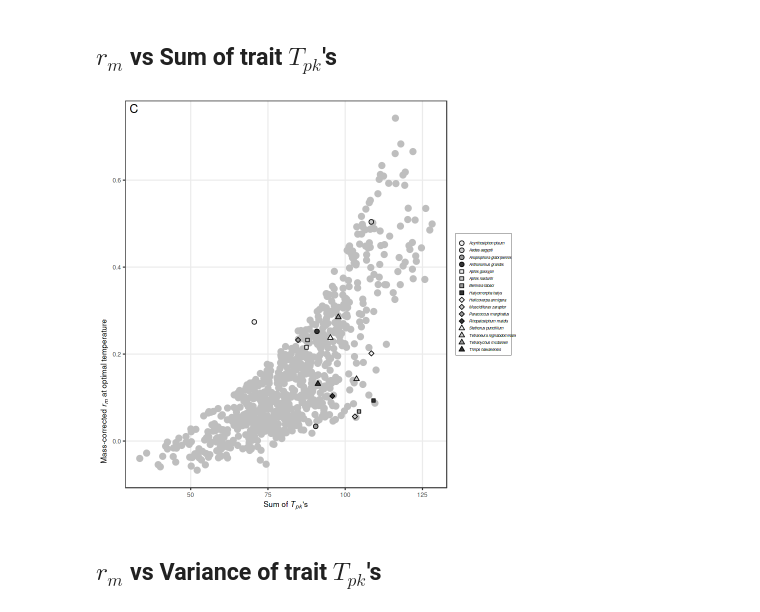
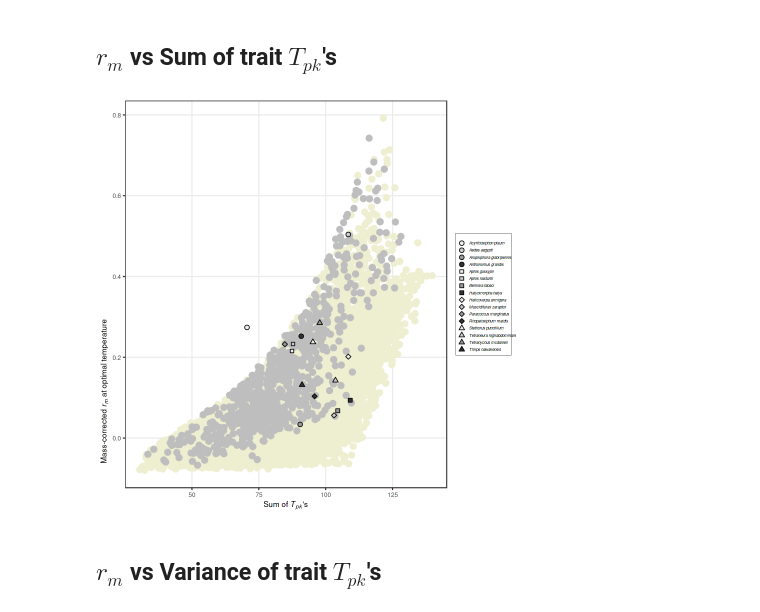
Before and after one commit to EcoEngLab/TraitMismatchPaper-main, a Jupyter notebook: code/05_rm_vs_Tpks.ipynb, the cells around one changed output. Cells and saved outputs as stored; diff of their text form; code cells hidden in the pictures.

```diff
--- a/code/05_rm_vs_Tpks.ipynb
+++ b/code/05_rm_vs_Tpks.ipynb
@@ -125,8 +136,11 @@ A tibble: 6 × 11
 # %%
 # load simulaion results, filtering by only r_opt values of rows with predicted optimal order of T_pk's
 
-sim_results <- read.csv("../results/sim_results.csv") %>% filter(Opt_T_pk_order == 1)
-head(sim_results)
+sim_results_opt <- read.csv("../results/sim_results.csv") %>% filter(Opt_T_pk_order == 1)
+
+sim_results_notopt <- read.csv("../results/sim_results.csv") %>% filter(Opt_T_pk_order == 0)
+
+head(sim_results_opt)
 # %% [output]
 A data.frame: 6 × 5
 |  | T_pk_sums | T_pk_vars | r_m_opt | T_opt | Opt_T_pk_order |
@@ -141,7 +155,8 @@ A data.frame: 6 × 5
 ## $r_m$ vs Sum of trait  $T_{pk}$'s
 # %%
 SumTpks_plot <-ggplot() +
-  geom_point(data = sim_results, aes(x = T_pk_sums, y = r_m_opt), color="gray", size = 3) +
+  geom_point(data = sim_results_notopt, aes(x = T_pk_sums, y = r_m_opt), color="lightyellow2", size = 3) +
+  geom_point(data = sim_results_opt, aes(x = T_pk_sums, y = r_m_opt), color="gray", size = 3) +
   scale_y_continuous(expression(plain(paste("Mass-corrected ",italic(r[m]),
                                             " at optimal temperature"))),
                      # limits=c(-3.8,-0.5),
@@ -164,33 +179,31 @@ SumTpks_plot <-ggplot() +
   scale_fill_manual(values = c("#EEEEEE","#CCCCCC","#999999","#333333",
                                "#EEEEEE","#CCCCCC","#999999","#333333",
                                "#EEEEEE","#CCCCCC","#999999","#333333",
                                "#EEEEEE","#CCCCCC","#999999","#333333"),
                     name=expression(bold("")),
                     guide = guide_legend(nrow=16,ncol=1,
                                          direction = "vertical",
                                          title.position = "top",
                                          title.hjust=0.5))+
   scale_colour_manual(values = c("#333333","#333333","#333333","#333333",
                                  "#333333","#333333","#333333","#333333",
                                  "#333333","#333333","#333333","#333333",
                                  "#333333","#333333","#333333","#333333"),
                       name=expression(bold("")),
                       guide = guide_legend(nrow=16,ncol=1,
                                            direction = "vertical",
                                            title.position = "top",
                                            title.hjust=0.5)) +
   theme(text = element_text(size=9),
         legend.position = 'right',
         legend.text = element_text(size = 4.5, face = 'italic'),
         legend.background = element_rect(colour = "black", size = 0.125),
         legend.margin=margin(t = 0.05, b = 0.1, r=0.1,l=0.1, unit='cm'),
         legend.key.size = unit(0.3, 'cm'))+
-  geom_text(aes(x = -Inf, y = Inf,hjust = -0.5,vjust=1.4,
-                label = "C"),size = 5, colour = "black")+
   theme(axis.title.y = element_text(hjust=0.1), panel.grid.minor = element_blank())
 
 SumTpks_plot
 
 ggsave("../results/Figs/rm_vs_SumTpks.pdf", SumTpks_plot, height=6.5, width = 10, units="cm")
 # %% [output]
-[figure, old version]
+[figure, new version]
```
Also changed, not shown: parts of 3 cells of this notebook, 3 other files.
